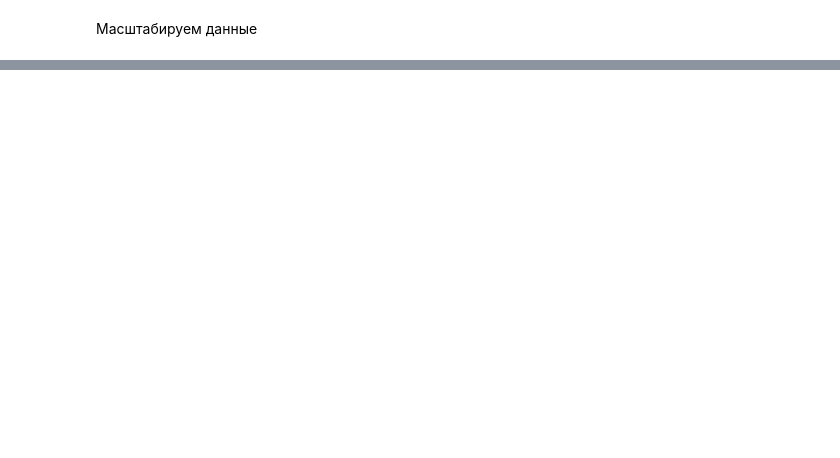
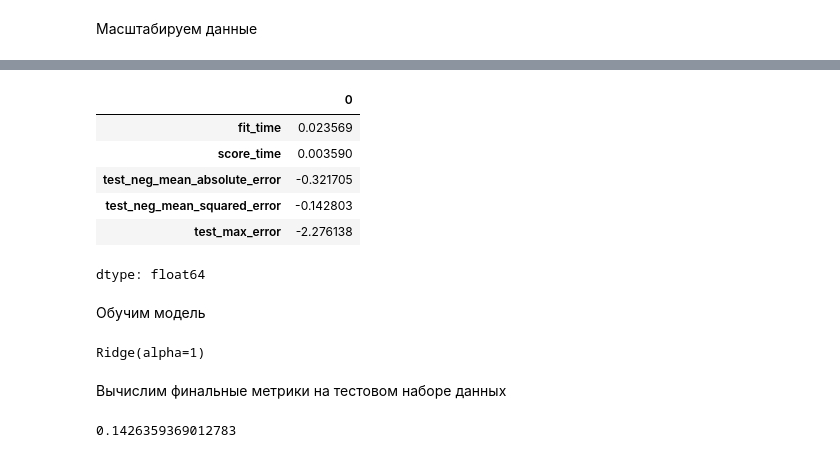
Before and after one commit to tixomirof/mo2_team_colabs, a Jupyter notebook: МО2_Команда2_Лаб02_v1.ipynb, the cells around one changed output, grey strips where cells are left out. Cells and saved outputs as stored; diff of their text form; code cells hidden in the pictures; blank space fills up the shorter version.

```diff
--- a/МО2_Команда2_Лаб02_v1.ipynb
+++ b/МО2_Команда2_Лаб02_v1.ipynb
@@ -40,0 +171,18 @@ from sklearn.linear_model import Ridge
+# %%
+pd.DataFrame(scores).mean()
+# %% [output]
+|  | 0 |
+| fit_time | 0.023569 |
+| score_time | 0.003590 |
+| test_neg_mean_absolute_error | -0.321705 |
+| test_neg_mean_squared_error | -0.142803 |
+| test_max_error | -2.276138 |
+dtype: float64
+# %% [markdown]
+Обучим модель
+# %%
+model.fit(X_train,y_train)
+# %% [output]
+Ridge(alpha=1)
+# %% [markdown]
+Вычислим финальные метрики на тестовом наборе данных
@@ -40,0 +191,4 @@ from sklearn.linear_model import Ridge
+# %%
+mean_squared_error(y_test,y_final_test_pred)
+# %% [output]
+0.1426359369012783
```
Also changed, not shown: parts of 53 cells of this notebook.
